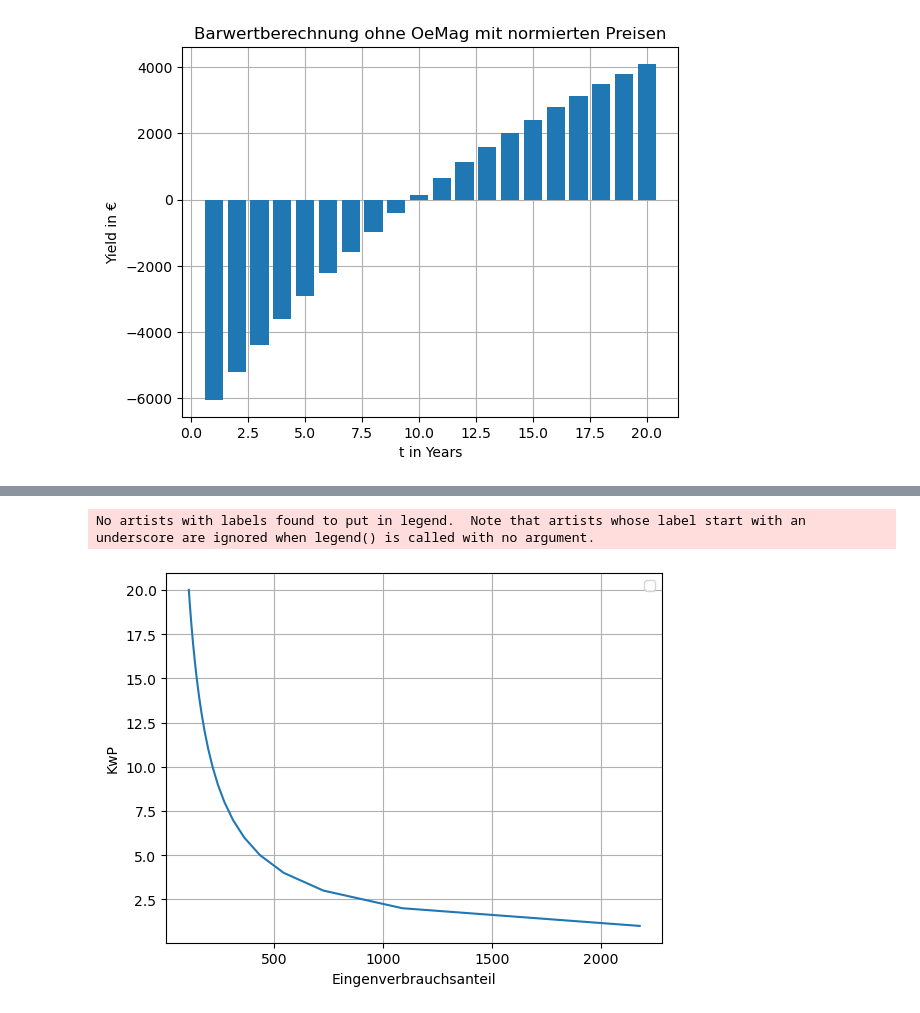
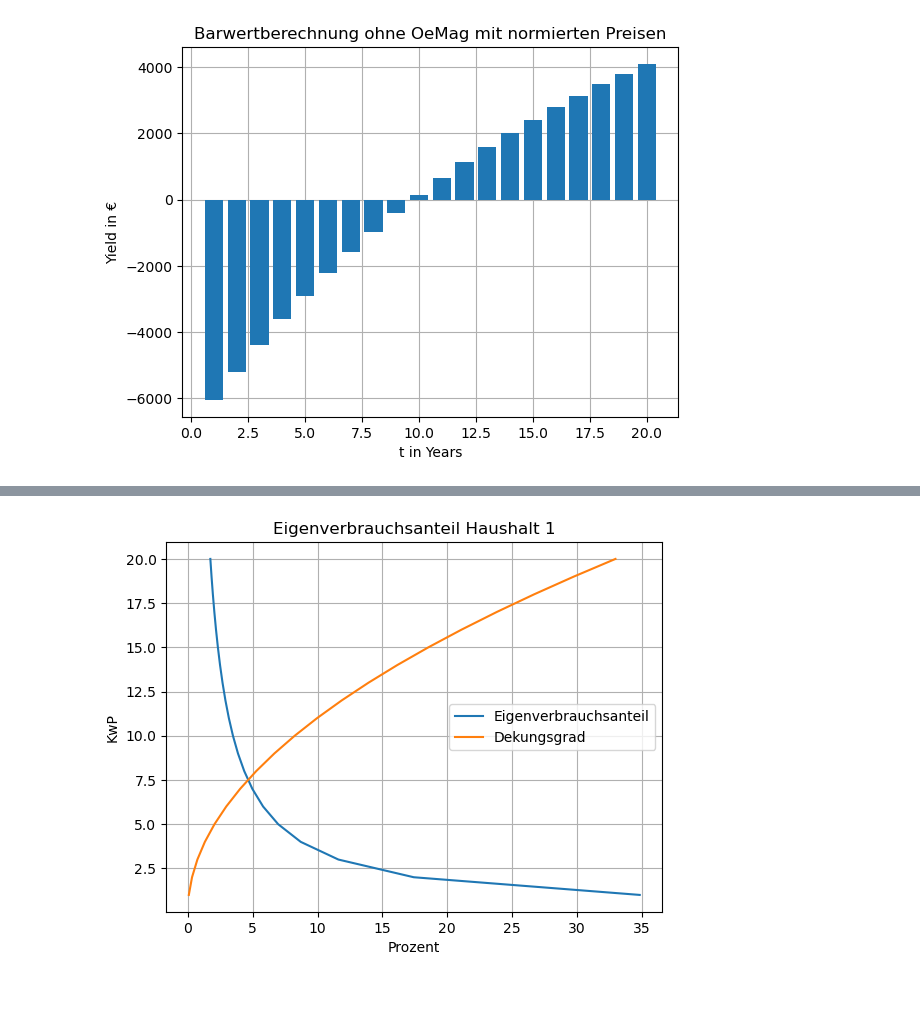
Before and after one commit to AhmedAkhi/2.UE, a Jupyter notebook: UE2_Gruppe2.ipynb, the cells around one changed output, grey strips where cells are left out. Saved outputs shown, nothing was run; the diff lists cells and outputs as text; code cells hidden in the pictures.

Commit message:
eigenverbrauch und deckungsgrad

```diff
--- a/UE2_Gruppe2.ipynb
+++ b/UE2_Gruppe2.ipynb
@@ -133,33 +133,37 @@ plt.show()
 # %%
 dfProduktion = pd.read_csv("PV_Profil_leistung_2.csv")
 dfVerbrauch = pd.read_csv("LeistungHaushalte.csv")
 
 for index in range(35040):
     Eingeverbrauch1 = np.sum(dfVerbrauch["1"])
+Eingeverbrauch1 = 4*Eingeverbrauch1/1000
 
 for index in range(35040):
     Eingeverbrauch2 = np.sum(dfVerbrauch["2"])
+Eingeverbrauch2 = Eingeverbrauch2/1000
 
 for index in range(35040):
     produktion_univers = np.sum(dfProduktion["Produktion"])
-
+produktion_univers = produktion_univers/4
 
 #Rechnung auf 1 jahr gerechnet
 
 PVPeaks = np.zeros(shape=(20,1))
 for i in range(20):
     PVPeaks[i] = i+1
 
-Eigenverbrauchsanteil1 =  Eingeverbrauch1/(produktion_univers*PVPeaks)
+Eigenverbrauchsanteil1 =  (Eingeverbrauch1/(produktion_univers*PVPeaks))
+dekungsgrad = ((produktion_univers*PVPeaks)/Eingeverbrauch1)/(Eingeverbrauch1/(produktion_univers*PVPeaks))*100
+
 
 fig, ax = plt.subplots()
+ax.plot(Eigenverbrauchsanteil1,PVPeaks,label='Eigenverbrauchsanteil')
+ax.plot(dekungsgrad,PVPeaks,label='Dekungsgrad')
 ax.set_title("Eigenverbrauchsanteil Haushalt 1")
-ax.plot(Eigenverbrauchsanteil1,PVPeaks)
-ax.set_title("")
-ax.set_xlabel('Eingenverbrauchsanteil')
+ax.set_xlabel('Prozent')
 ax.set_ylabel('KwP')
+ax.legend()
 ax.grid(True, zorder=1)
 plt.show()
 # %% [output]
-No artists with labels found to put in legend.  Note that artists whose label start with an underscore are ignored when legend() is called with no argument.
-[figure, old version]
+[figure, new version]
```
Also changed, not shown: parts of 1 cell of this notebook.
